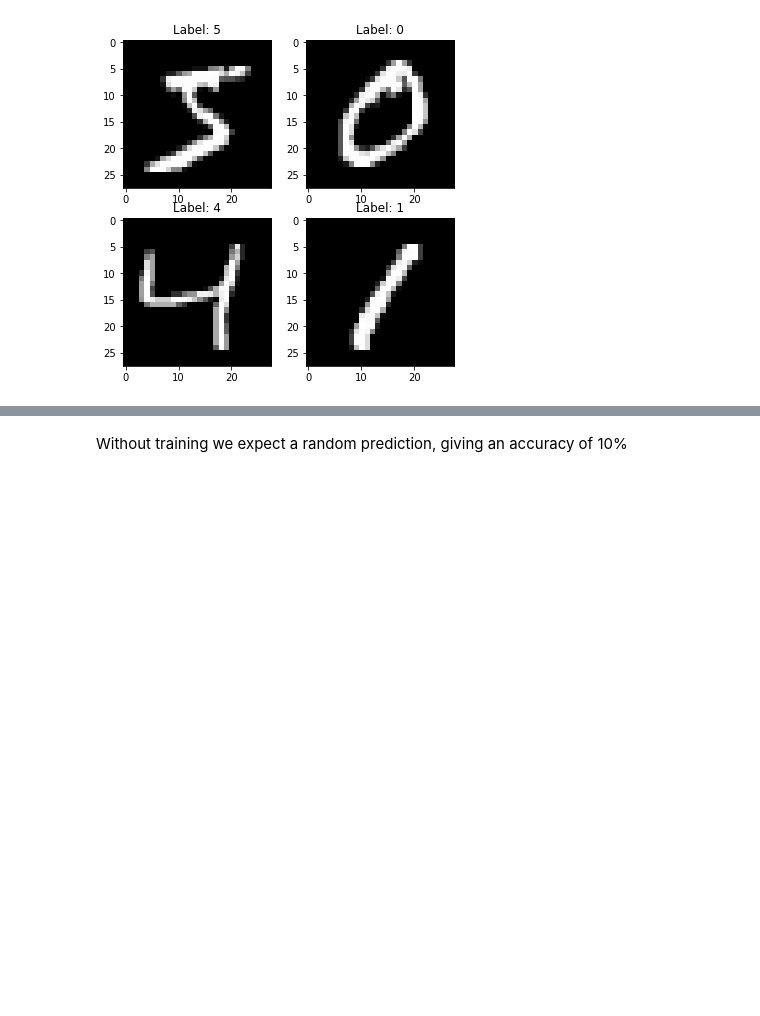
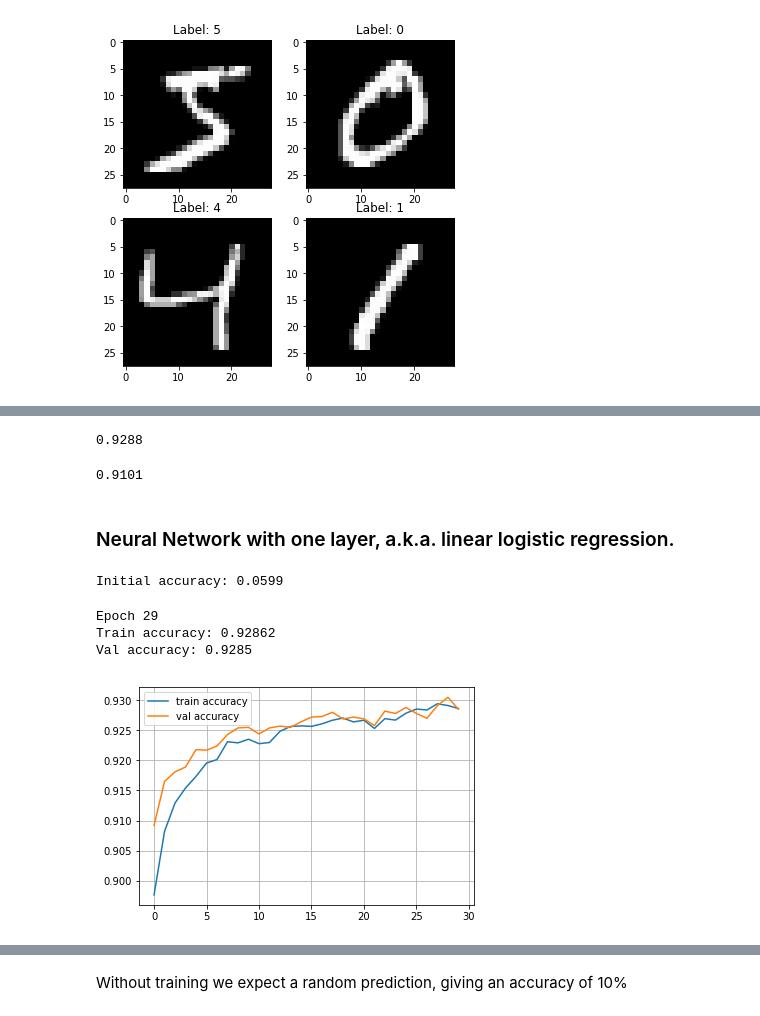
Before and after one commit to davidggphy/2019_03_Curso_IFT, a Jupyter notebook: notebooks/02_neural_networks/00_neural_network_from_scratch.ipynb, the cells around one changed output, grey strips where cells are left out. Saved outputs shown, nothing was run; the diff lists cells and outputs as text; code cells hidden in the pictures; blank space fills up the shorter version.

```diff
--- a/notebooks/02_neural_networks/00_neural_network_from_scratch.ipynb
+++ b/notebooks/02_neural_networks/00_neural_network_from_scratch.ipynb
@@ -484,7 +555,0 @@ We'll define network as a list of layers, each applied on top of previous one. I
-# %%
-network = []
-network.append(Dense(728,100))
-network.append(ReLU())
-network.append(Dense(100,200))
-network.append(ReLU())
-network.append(Dense(200,10))
@@ -583,0 +711,47 @@ for i in range(4):
+# %%
+log_clf_saga = LogisticRegression(solver='saga' ,multi_class='multinomial').fit(X_train,y_train)
+np.mean(log_clf_saga.predict(X_val)==y_val)
+# %% [output]
+0.9288
+# %%
+log_clf_saga_part = LogisticRegression(solver='saga' ,multi_class='multinomial').fit(X_train[:10000],y_train[:10000])
+np.mean(log_clf_saga_part.predict(X_val)==y_val)
+# %% [output]
+0.9101
+# %% [markdown]
+### Neural Network with one layer, a.k.a. linear logistic regression.
+# %%
+learning_rate = 0.05
+network = []
+network.append(Dense(X_train.shape[1],10,learning_rate=learning_rate))
+print('Initial accuracy:',np.mean(predict(network,X_val)==y_val))
+# %% [output]
+Initial accuracy: 0.0599
+# %%
+train_log = []
+val_log = []
+epochs = 30
+
+for epoch in range(epochs):
+    for x_batch,y_batch in iterate_minibatches(X_train,y_train,batchsize=32,shuffle=True):
+        train(network,x_batch,y_batch)
+
+    train_log.append(np.mean(predict(network,X_train)==y_train))
+    val_log.append(np.mean(predict(network,X_val)==y_val))
+
+    clear_output()
+    print("Epoch",epoch)
+    print("Train accuracy:",train_log[-1])
+    print("Val accuracy:",val_log[-1])
+    plt.plot(train_log,label='train accuracy')
+    plt.plot(val_log,label='val accuracy')
+    plt.legend(loc='best')
+    plt.grid()
+    plt.show()
+
+print('Maximum accuracy on validation set:',max(val_log), 'achieved at epoch:',np.argmax(val_log))
+# %% [output]
+Epoch 29
+Train accuracy: 0.92862
+Val accuracy: 0.9285
+[figure, added]
```
Also changed, not shown: parts of 94 cells of this notebook, 2 other files.
